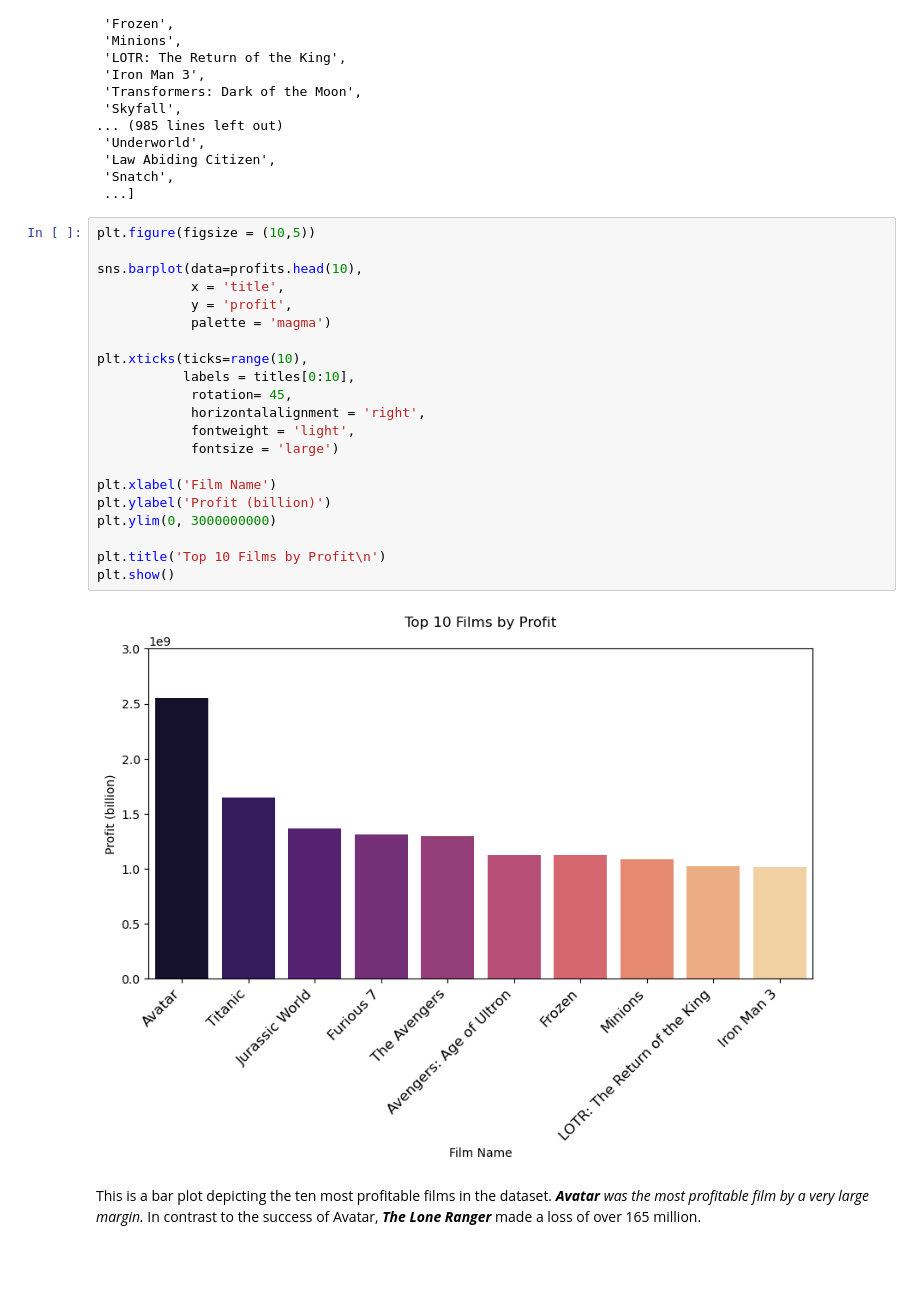
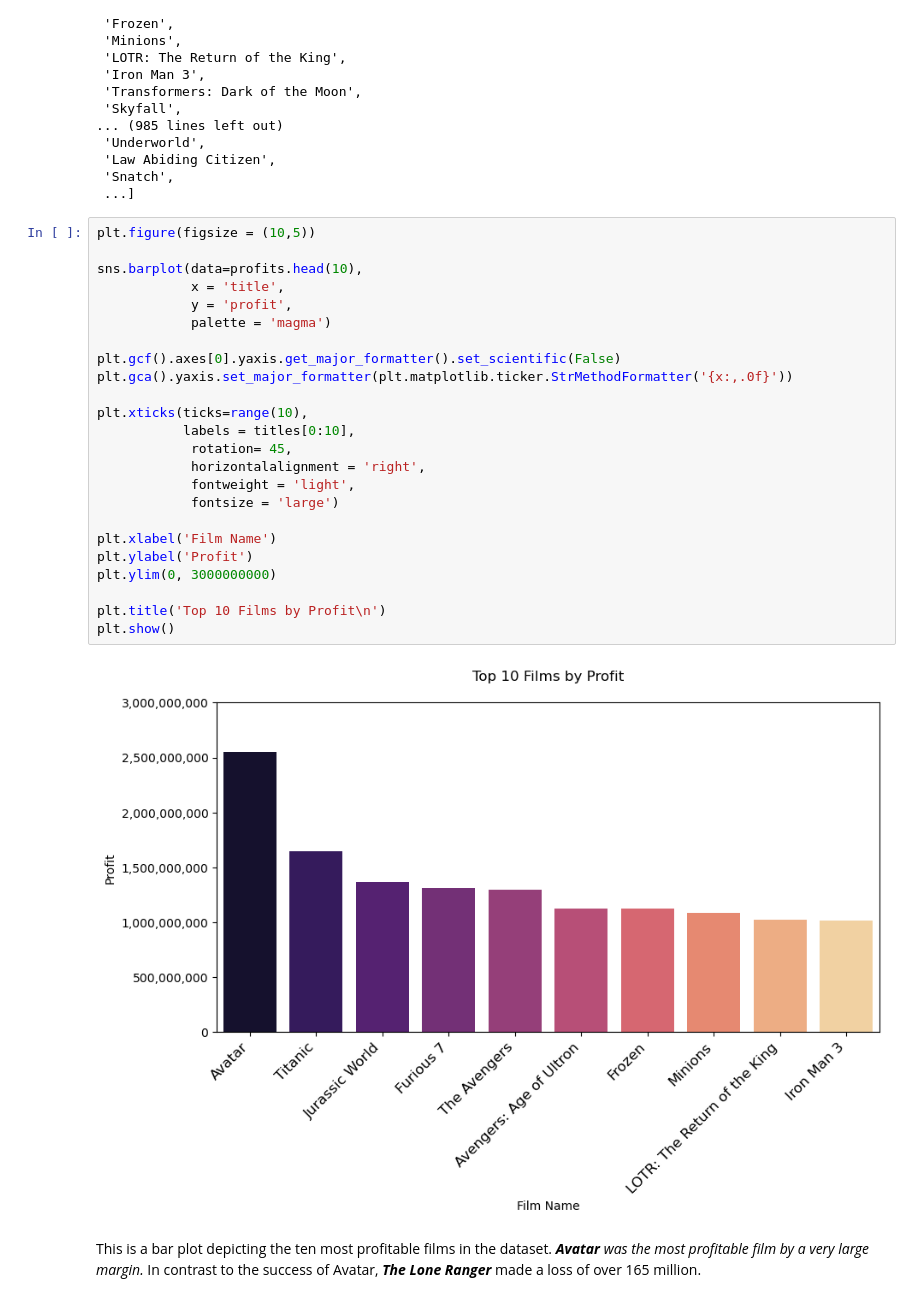
Before and after one commit to kakintelure/DF, a Jupyter notebook: Movies Project.ipynb, the cells around one changed output. Saved outputs shown, nothing was run; the diff lists cells and outputs as text; blank space fills up the shorter version.

```diff
--- a/Movies Project.ipynb
+++ b/Movies Project.ipynb
@@ -189,25 +192,28 @@ titles
 # %%
 plt.figure(figsize = (10,5))
 
 sns.barplot(data=profits.head(10),
             x = 'title',
             y = 'profit',
             palette = 'magma')
+
+plt.gcf().axes[0].yaxis.get_major_formatter().set_scientific(False)
+plt.gca().yaxis.set_major_formatter(plt.matplotlib.ticker.StrMethodFormatter('{x:,.0f}'))
 
 plt.xticks(ticks=range(10),
            labels = titles[0:10],
             rotation= 45,
             horizontalalignment = 'right',
             fontweight = 'light',
             fontsize = 'large')
 
 plt.xlabel('Film Name')
-plt.ylabel('Profit (billion)')
+plt.ylabel('Profit')
 plt.ylim(0, 3000000000)
 
 plt.title('Top 10 Films by Profit\n')
 plt.show()
 # %% [output]
-[figure, old version]
+[figure, new version]
 # %% [markdown]
 This is a bar plot depicting the ten most profitable films in the dataset. ****Avatar*** was the most profitable film by a very large margin.* In contrast to the success of Avatar, ***The Lone Ranger*** made a loss of over 165 million.
```
Also changed, not shown: parts of 24 cells of this notebook.
